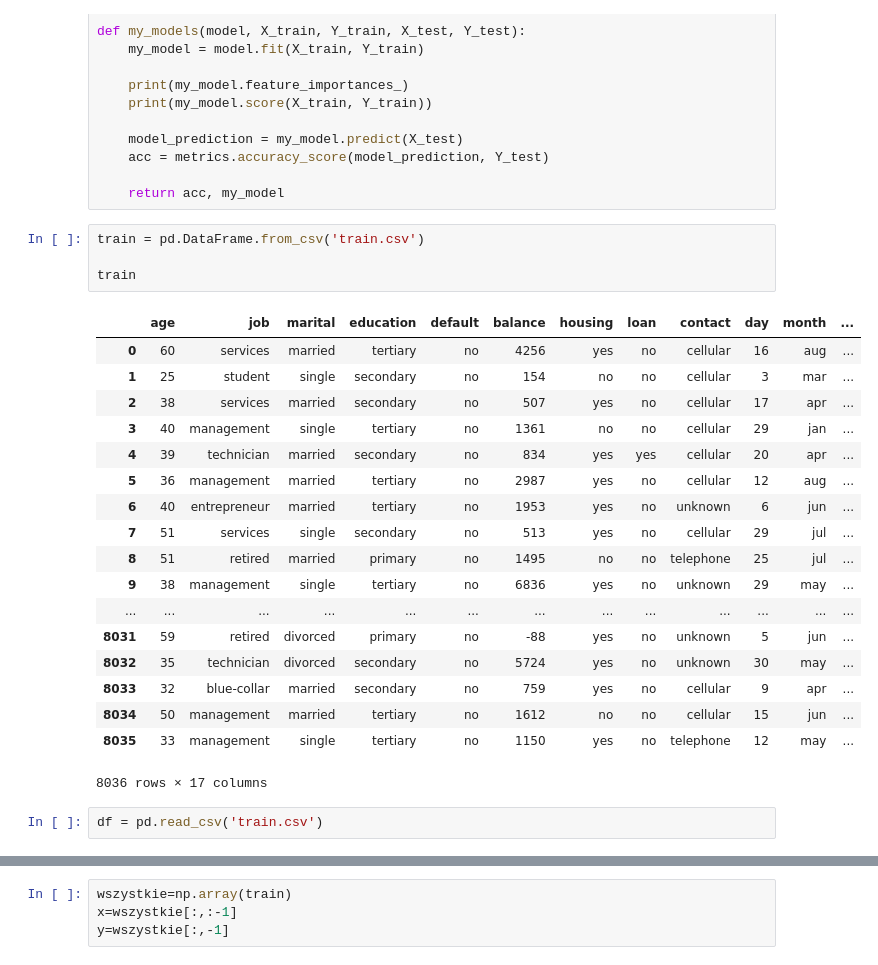
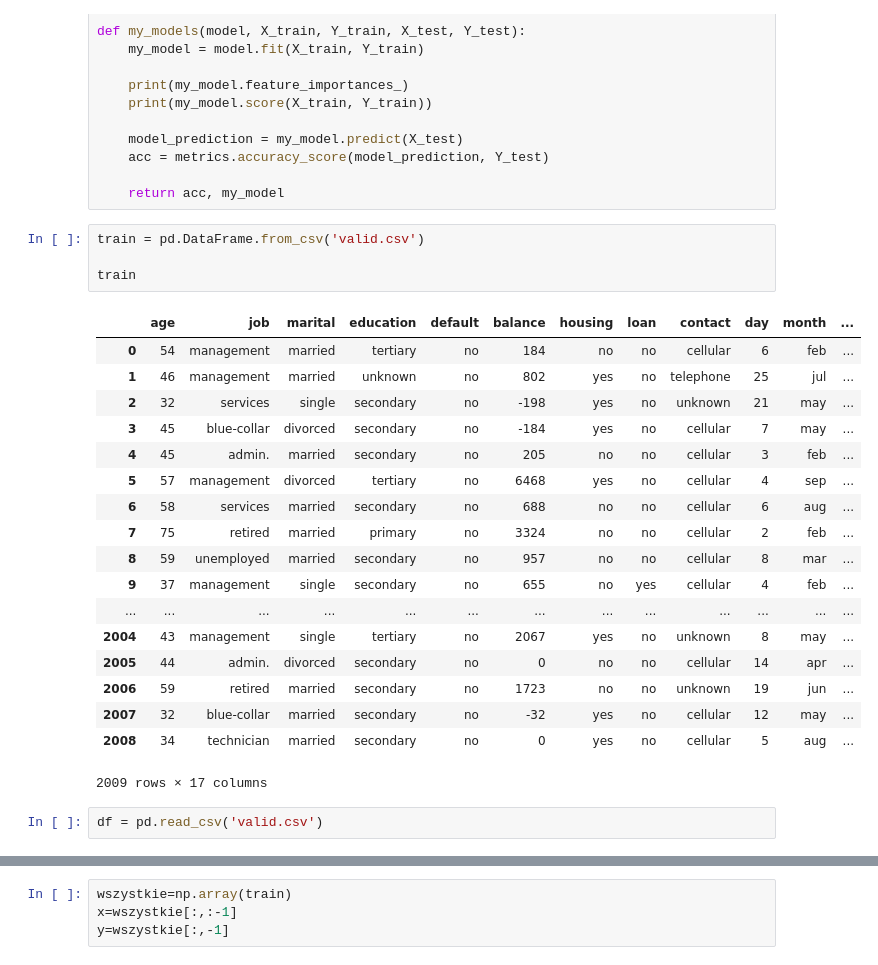
Before and after one commit to Koligat/MISsSP, a Jupyter notebook: Optymalizacja.ipynb, the cells around one changed output, grey strips where cells are left out. Saved outputs shown, nothing was run; the diff lists cells and outputs as text.

```diff
--- a/Optymalizacja.ipynb
+++ b/Optymalizacja.ipynb
@@ -21,30 +21,30 @@ def my_models(model, X_train, Y_train, X_test, Y_test):
 
     return acc, my_model
 # %%
-train = pd.DataFrame.from_csv('train.csv')
+train = pd.DataFrame.from_csv('valid.csv')
 
 train
 # %% [output]
 |  | age | job | marital | education | default | balance | housing | loan | contact | day | month | ... |
-| 0 | 60 | services | married | tertiary | no | 4256 | yes | no | cellular | 16 | aug | ... |
-| 1 | 25 | student | single | secondary | no | 154 | no | no | cellular | 3 | mar | ... |
-| 2 | 38 | services | married | secondary | no | 507 | yes | no | cellular | 17 | apr | ... |
-| 3 | 40 | management | single | tertiary | no | 1361 | no | no | cellular | 29 | jan | ... |
-| 4 | 39 | technician | married | secondary | no | 834 | yes | yes | cellular | 20 | apr | ... |
-| 5 | 36 | management | married | tertiary | no | 2987 | yes | no | cellular | 12 | aug | ... |
-| 6 | 40 | entrepreneur | married | tertiary | no | 1953 | yes | no | unknown | 6 | jun | ... |
-| 7 | 51 | services | single | secondary | no | 513 | yes | no | cellular | 29 | jul | ... |
-| 8 | 51 | retired | married | primary | no | 1495 | no | no | telephone | 25 | jul | ... |
-| 9 | 38 | management | single | tertiary | no | 6836 | yes | no | unknown | 29 | may | ... |
+| 0 | 54 | management | married | tertiary | no | 184 | no | no | cellular | 6 | feb | ... |
+| 1 | 46 | management | married | unknown | no | 802 | yes | no | telephone | 25 | jul | ... |
+| 2 | 32 | services | single | secondary | no | -198 | yes | no | unknown | 21 | may | ... |
+| 3 | 45 | blue-collar | divorced | secondary | no | -184 | yes | no | cellular | 7 | may | ... |
+| 4 | 45 | admin. | married | secondary | no | 205 | no | no | cellular | 3 | feb | ... |
+| 5 | 57 | management | divorced | tertiary | no | 6468 | yes | no | cellular | 4 | sep | ... |
+| 6 | 58 | services | married | secondary | no | 688 | no | no | cellular | 6 | aug | ... |
+| 7 | 75 | retired | married | primary | no | 3324 | no | no | cellular | 2 | feb | ... |
+| 8 | 59 | unemployed | married | secondary | no | 957 | no | no | cellular | 8 | mar | ... |
+| 9 | 37 | management | single | secondary | no | 655 | no | yes | cellular | 4 | feb | ... |
 | ... | ... | ... | ... | ... | ... | ... | ... | ... | ... | ... | ... | ... |
-| 8031 | 59 | retired | divorced | primary | no | -88 | yes | no | unknown | 5 | jun | ... |
-| 8032 | 35 | technician | divorced | secondary | no | 5724 | yes | no | unknown | 30 | may | ... |
-| 8033 | 32 | blue-collar | married | secondary | no | 759 | yes | no | cellular | 9 | apr | ... |
-| 8034 | 50 | management | married | tertiary | no | 1612 | no | no | cellular | 15 | jun | ... |
-| 8035 | 33 | management | single | tertiary | no | 1150 | yes | no | telephone | 12 | may | ... |
+| 2004 | 43 | management | single | tertiary | no | 2067 | yes | no | unknown | 8 | may | ... |
+| 2005 | 44 | admin. | divorced | secondary | no | 0 | no | no | cellular | 14 | apr | ... |
+| 2006 | 59 | retired | married | secondary | no | 1723 | no | no | unknown | 19 | jun | ... |
+| 2007 | 32 | blue-collar | married | secondary | no | -32 | yes | no | cellular | 12 | may | ... |
+| 2008 | 34 | technician | married | secondary | no | 0 | yes | no | cellular | 5 | aug | ... |
-8036 rows × 17 columns
+2009 rows × 17 columns
 # %%
-df = pd.read_csv('train.csv')
+df = pd.read_csv('valid.csv')
 # %%
 df.tail()
 # %% [output]
```
Also changed, not shown: parts of 6 cells of this notebook.
